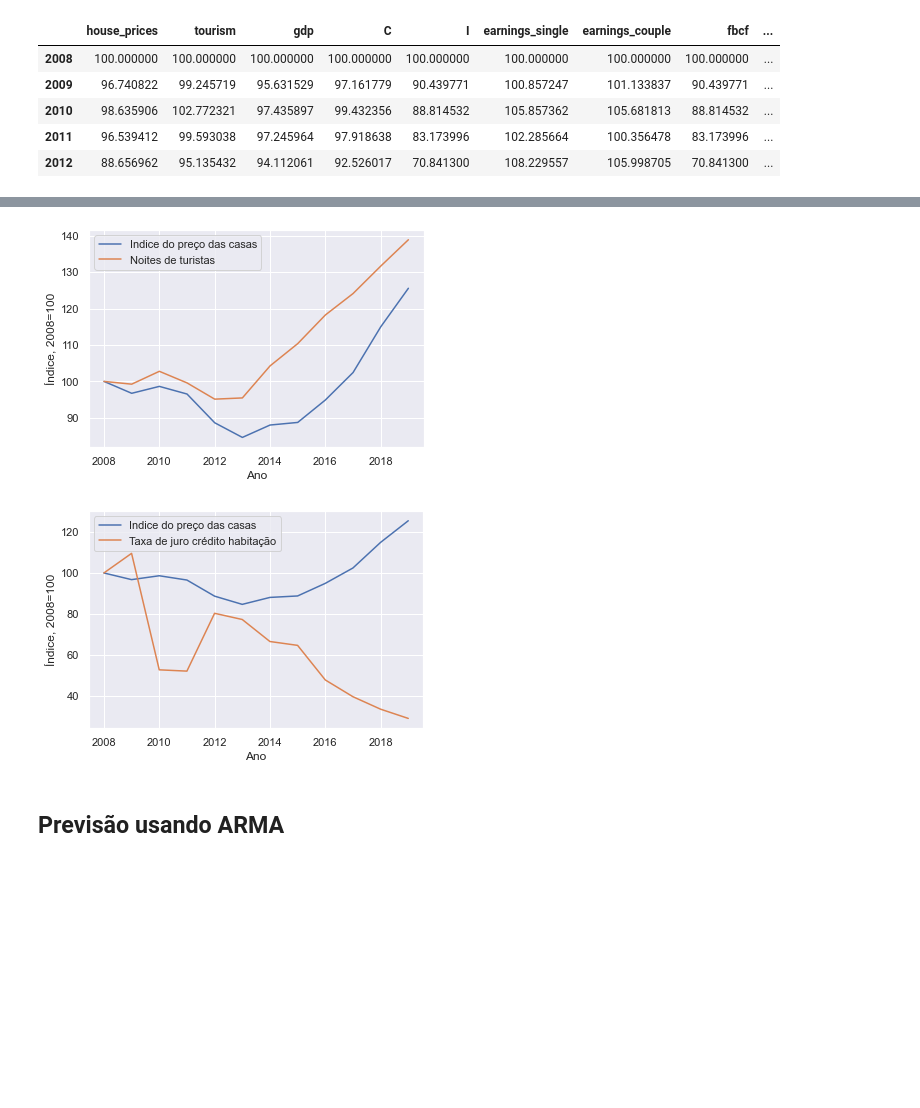
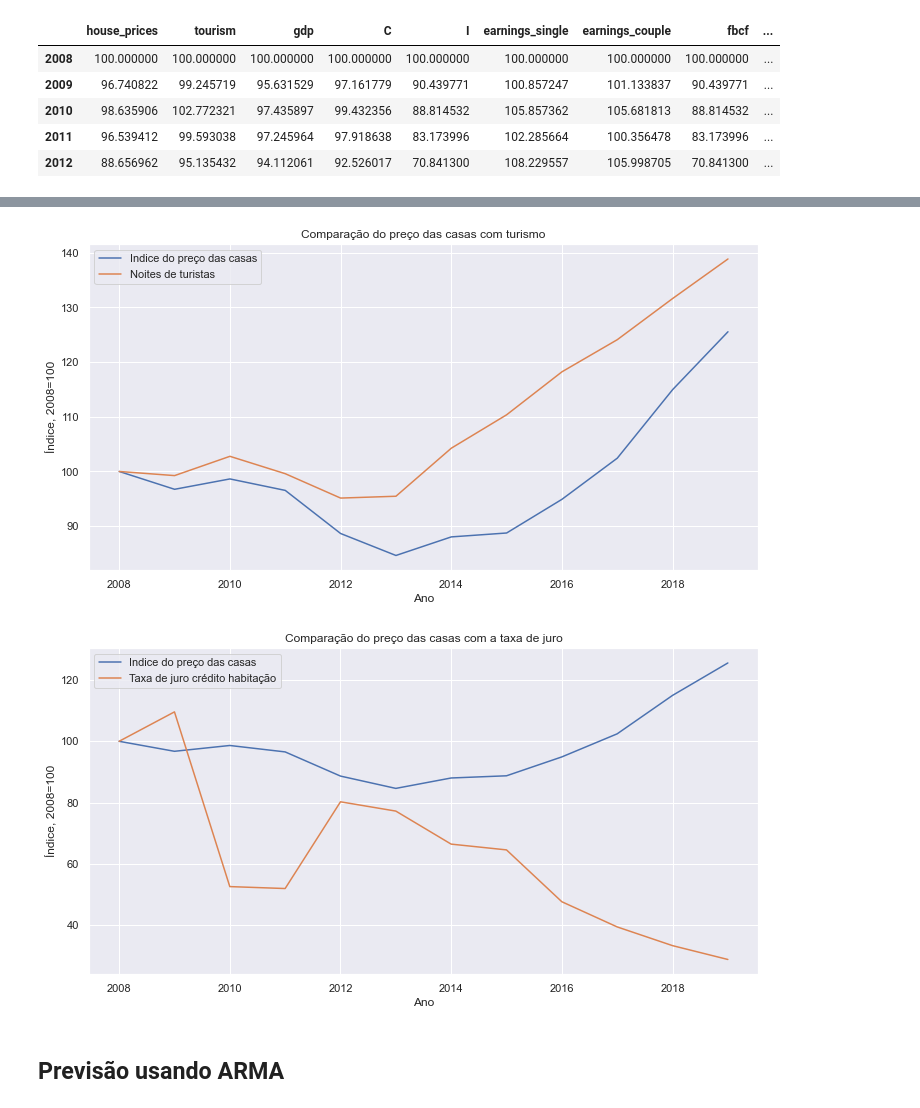
Before and after one commit to manuelfcreis/research, a Jupyter notebook: home_prices/data_analysis.ipynb, the cells around one changed output, grey strips where cells are left out. Cells and saved outputs as stored; diff of their text form; code cells hidden in the pictures; blank space fills up the shorter version.

```diff
--- a/home_prices/data_analysis.ipynb
+++ b/home_prices/data_analysis.ipynb
@@ -22,12 +21,15 @@ full_df.head()
 | 2011 | 96.539412 | 99.593038 | 97.245964 | 97.918638 | 83.173996 | 102.285664 | 100.356478 | 83.173996 | ... |
 | 2012 | 88.656962 | 95.135432 | 94.112061 | 92.526017 | 70.841300 | 108.229557 | 105.998705 | 70.841300 | ... |
 # %%
-def create_plot(data, column_names, title='', ylabel='Índice, 2008=100'):
+def create_plot(data, column_names, title='', ylabel='Índice, 2008=100', save_title=None):
     _data = data.copy()
     _data.columns = column_names
 
-    ax = _data.plot()
+    ax = _data.plot(figsize=(12,6))
     ax.set(title=title, xlabel='Ano', ylabel=ylabel)
+
+    if save_title:
+        plt.savefig('figures/' + save_title)
 # %%
 data         = full_df[['log_alojamento_local', 'log_house_prices']]
 title        = 'Comparação preços das casas e registos alojamento local'
@@ -79,21 +81,21 @@ create_plot(data, column_names, title)
 # %%
 data         = full_df[['house_prices', 'tourism']]
-title        = ''
+title        = 'Comparação do preço das casas com turismo'
 column_names = ['Indice do preço das casas', 'Noites de turistas']
 
 
-create_plot(data, column_names, title)
+create_plot(data, column_names, title, save_title='turismo')
 # %% [output]
-[figure, old version]
+[figure, new version]
 # %%
 data         = full_df[['house_prices', 'juro']]
-title        = ''
+title        = 'Comparação do preço das casas com a taxa de juro'
 column_names = ['Indice do preço das casas', 'Taxa de juro crédito habitação']
 
 
-create_plot(data, column_names, title)
+create_plot(data, column_names, title, save_title='juro')
 # %% [output]
-[figure, old version]
+[figure, new version]
 # %% [markdown]
 ## Previsão usando ARMA
 # %%
```
Also changed, not shown: parts of 16 cells of this notebook, 7 other files.
